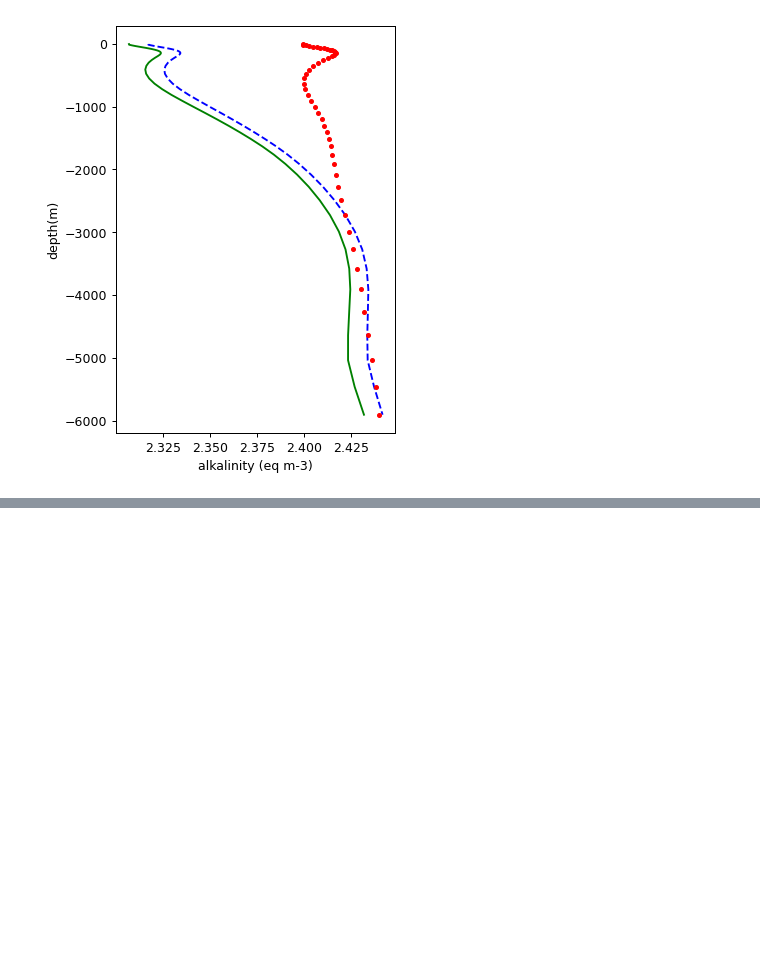
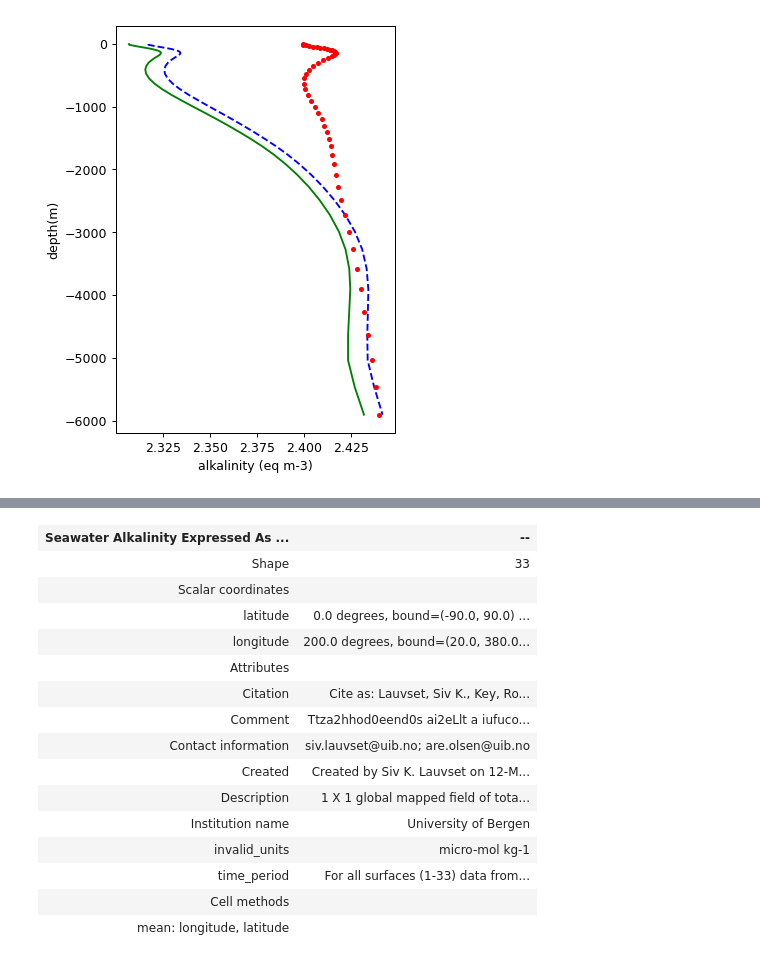
Before and after one commit to PaulHalloran/Jupiter_notebooks_halloran, a Jupyter notebook: ecco_v4_processing.ipynb, the cells around one changed output, grey strips where cells are left out. Saved outputs shown, nothing was run; the diff lists cells and outputs as text; code cells hidden in the pictures; blank space fills up the shorter version.

```diff
--- a/ecco_v4_processing.ipynb
+++ b/ecco_v4_processing.ipynb
@@ -238,0 +271,19 @@ Text(0, 0.5, 'depth(m)')
+# %%
+area_avg_glodap
+# %% [output]
+| Seawater Alkalinity Expressed As ... | -- |
+| Shape | 33 |
+| Scalar coordinates |  |
+| latitude | 0.0 degrees, bound=(-90.0, 90.0) ... |
+| longitude | 200.0 degrees, bound=(20.0, 380.0... |
+| Attributes |  |
+| Citation | Cite as: Lauvset, Siv K., Key, Ro... |
+| Comment | Ttza2hhod0eend0s ai2eLlt a iufuco... |
+| Contact information | siv.lauvset@uib.no; are.olsen@uib.no |
+| Created | Created by Siv K. Lauvset on 12-M... |
+| Description | 1 X 1 global mapped field of tota... |
+| Institution name | University of Bergen |
+| invalid_units | micro-mol kg-1 |
+| time_period | For all surfaces (1-33) data from... |
+| Cell methods |  |
+| mean: longitude, latitude |  |
```
Also changed, not shown: parts of 3 cells of this notebook.
